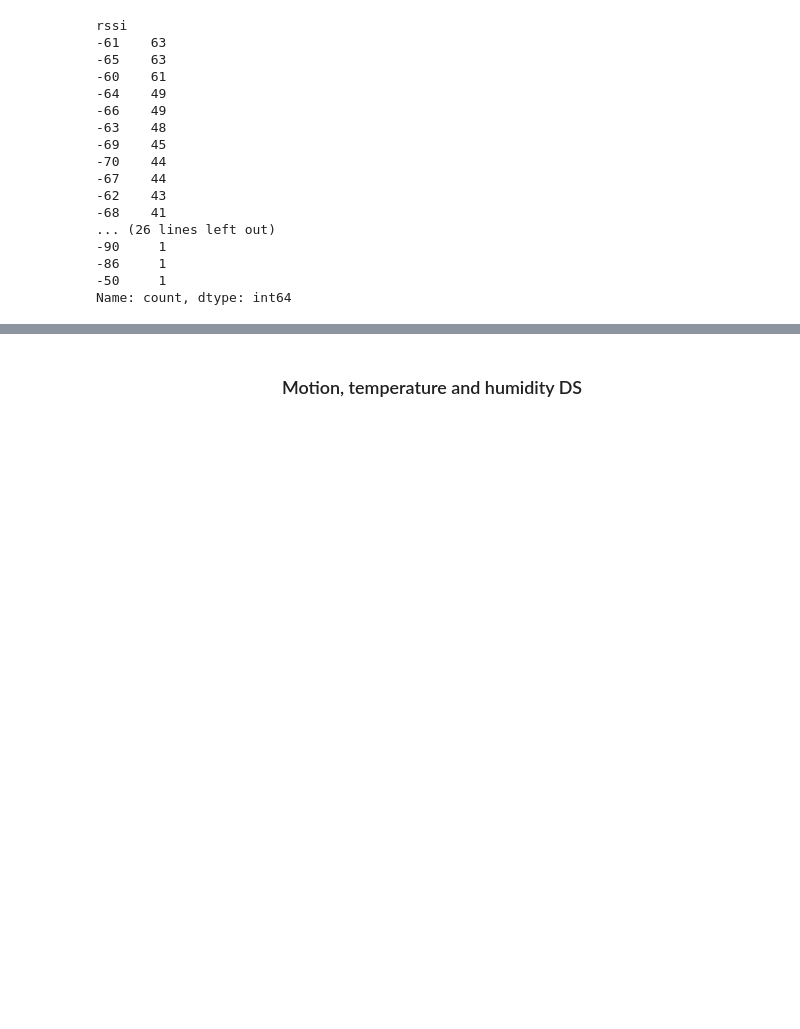
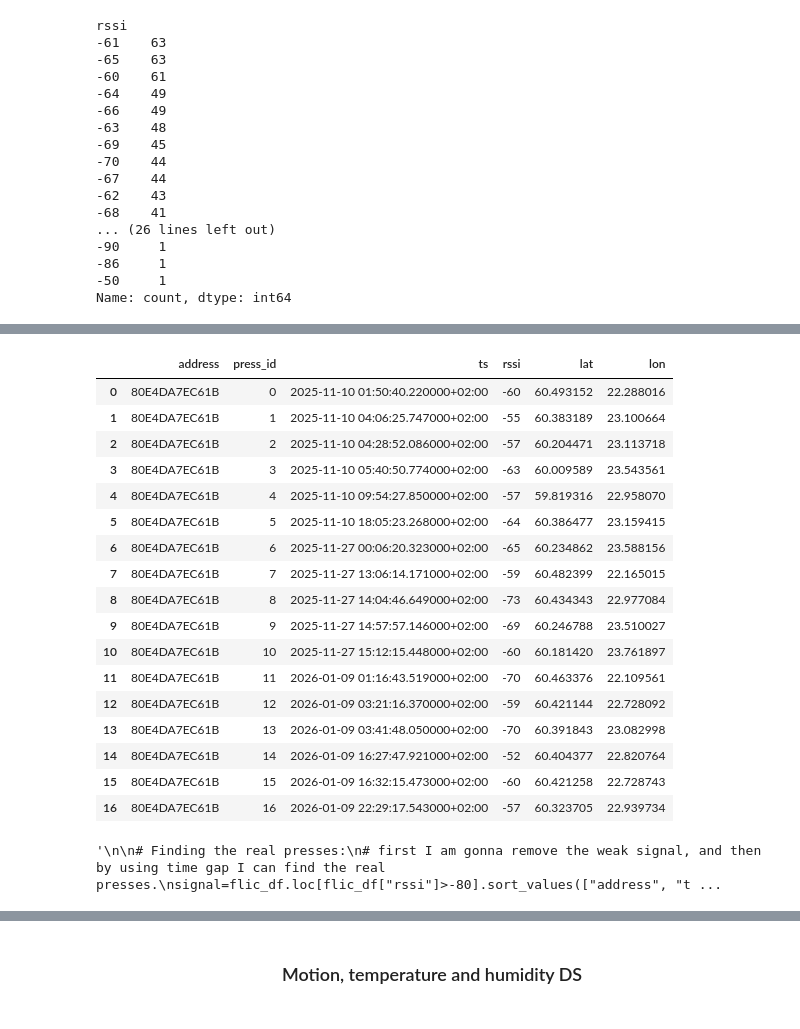
Before and after one commit to Mortti11/Hazard_Situation_Analysis_and_Prediction, a Jupyter notebook: analyzing.ipynb, the cells around one changed output, grey strips where cells are left out. Drawn from its saved outputs; the diff is of its cells as text; code cells hidden in the pictures; blank space fills up the shorter version.

```diff
--- a/analyzing.ipynb
+++ b/analyzing.ipynb
@@ -282,0 +329,32 @@ dtype: float64
+# %%
+# Computing gap between each rows
+df= flic_df.sort_values(["address", "ts"]).copy()
+df["gap_sec"] =df.groupby("address")["ts"].diff().dt.total_seconds()
+gaps= df["gap_sec"].to_numpy()
+
+# I used diff() function, the first row became nan.
+# I need to use filtering step and standard
+gaps =gaps[np.isfinite(gaps)&(gaps > 0)]
+x= whiten(np.log(gaps)[:, None])
+
+# Clustering big gap and small gap and labeling
+# small gap is between each row inside of each packet
+# the big gap is for detecting new press
+centroids, _ = kmeans(x, 2)
+labels, _ = vq(x, centroids)
+threshold = gaps[labels==np.argmin(centroids)].max()
+
+# Creating press id and taking first row from each packet as real press time.
+df["press_id"]=df["gap_sec"].gt(threshold).groupby(df["address"]).cumsum()
+# Creating a new df, I am gonna use this as flic button press time.
+presses_df=df.groupby(["address", "press_id"],as_index=False).first()[["address", "press_id", "ts", "rssi", "lat", "lon"]]
+
+
+Sumamary = df.groupby("press_id")["ts"].agg(start_ts="first",packet_count="size",
+    duration_sec=lambda seconds:(seconds.iloc[-1]-seconds.iloc[0]).total_seconds())
+
+
+print("presses_df.shape:", presses_df.shape)
+print(Sumamary)
+
+# For bebugging, I used Qwen 3
@@ -282,0 +439,35 @@ dtype: float64
+# %%
+presses_df
+# %% [output]
+|  | address | press_id | ts | rssi | lat | lon |
+| 0 | 80E4DA7EC61B | 0 | 2025-11-10 01:50:40.220000+02:00 | -60 | 60.493152 | 22.288016 |
+| 1 | 80E4DA7EC61B | 1 | 2025-11-10 04:06:25.747000+02:00 | -55 | 60.383189 | 23.100664 |
+| 2 | 80E4DA7EC61B | 2 | 2025-11-10 04:28:52.086000+02:00 | -57 | 60.204471 | 23.113718 |
+| 3 | 80E4DA7EC61B | 3 | 2025-11-10 05:40:50.774000+02:00 | -63 | 60.009589 | 23.543561 |
+| 4 | 80E4DA7EC61B | 4 | 2025-11-10 09:54:27.850000+02:00 | -57 | 59.819316 | 22.958070 |
+| 5 | 80E4DA7EC61B | 5 | 2025-11-10 18:05:23.268000+02:00 | -64 | 60.386477 | 23.159415 |
+| 6 | 80E4DA7EC61B | 6 | 2025-11-27 00:06:20.323000+02:00 | -65 | 60.234862 | 23.588156 |
+| 7 | 80E4DA7EC61B | 7 | 2025-11-27 13:06:14.171000+02:00 | -59 | 60.482399 | 22.165015 |
+| 8 | 80E4DA7EC61B | 8 | 2025-11-27 14:04:46.649000+02:00 | -73 | 60.434343 | 22.977084 |
+| 9 | 80E4DA7EC61B | 9 | 2025-11-27 14:57:57.146000+02:00 | -69 | 60.246788 | 23.510027 |
+| 10 | 80E4DA7EC61B | 10 | 2025-11-27 15:12:15.448000+02:00 | -60 | 60.181420 | 23.761897 |
+| 11 | 80E4DA7EC61B | 11 | 2026-01-09 01:16:43.519000+02:00 | -70 | 60.463376 | 22.109561 |
+| 12 | 80E4DA7EC61B | 12 | 2026-01-09 03:21:16.370000+02:00 | -59 | 60.421144 | 22.728092 |
+| 13 | 80E4DA7EC61B | 13 | 2026-01-09 03:41:48.050000+02:00 | -70 | 60.391843 | 23.082998 |
+| 14 | 80E4DA7EC61B | 14 | 2026-01-09 16:27:47.921000+02:00 | -52 | 60.404377 | 22.820764 |
+| 15 | 80E4DA7EC61B | 15 | 2026-01-09 16:32:15.473000+02:00 | -60 | 60.421258 | 22.728743 |
+| 16 | 80E4DA7EC61B | 16 | 2026-01-09 22:29:17.543000+02:00 | -57 | 60.323705 | 22.939734 |
+# %%
+"""
+
+# Finding the real presses:
+# first I am gonna remove the weak signal, and then by using time gap I can find the real presses.
+signal=flic_df.loc[flic_df["rssi"]>-80].sort_values(["address", "ts"]).reset_index(drop=True)
+
+# Here, I computed gap between packet
+gap_sec=signal.groupby("address")["ts"].diff().dt.total_seconds()
+gap_sec.describe()
+
+"""
+# %% [output]
+'\n\n# Finding the real presses:\n# first I am gonna remove the weak signal, and then by using time gap I can find the real presses.\nsignal=flic_df.loc[flic_df["rssi"]>-80].sort_values(["address", "t ...
```
Also changed, not shown: parts of 60 cells of this notebook, 1 other file.
